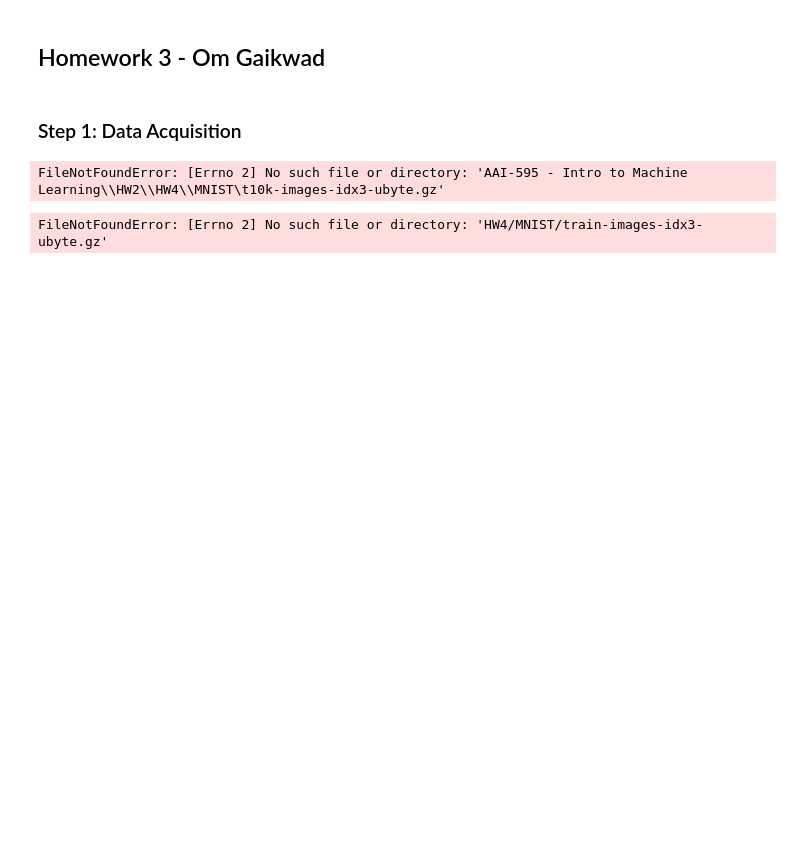
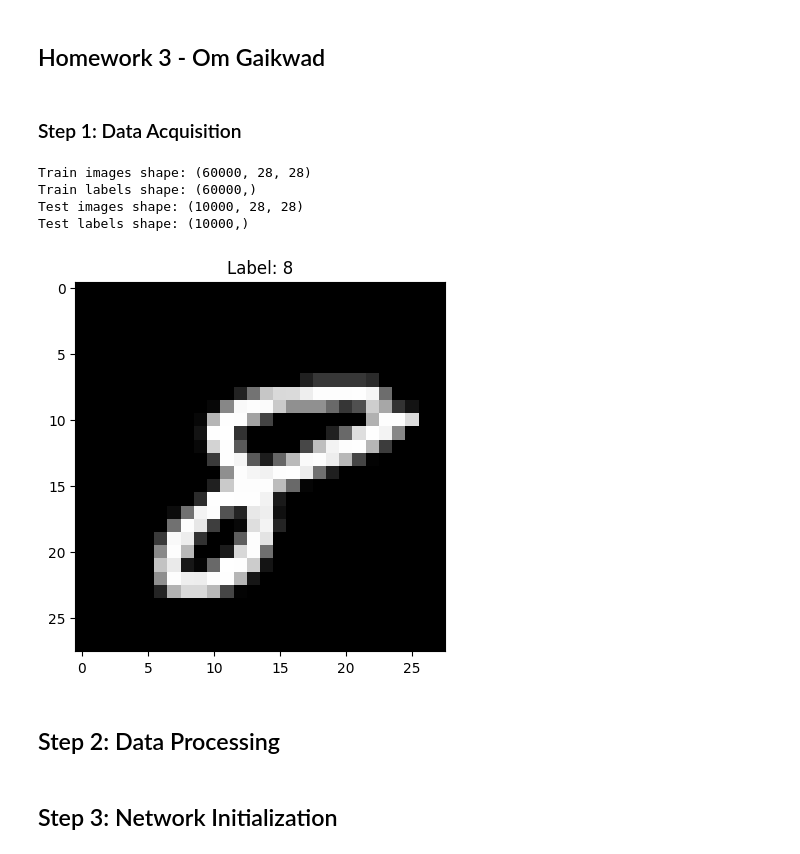
Before and after one commit to omgaikwad26/MachineLearning, a Jupyter notebook: AAI-595 - Intro to Machine Learning/HW2/HW4/OmGaikwad_HW4.ipynb, the cells around one changed output. Cells and saved outputs as stored; diff of their text form; code cells hidden in the pictures; blank space fills up the shorter version.

```diff
--- a/AAI-595 - Intro to Machine Learning/HW2/HW4/OmGaikwad_HW4.ipynb
+++ b/AAI-595 - Intro to Machine Learning/HW2/HW4/OmGaikwad_HW4.ipynb
@@ -5,47 +5,35 @@
 # %%
 import numpy as np
 import matplotlib.pyplot as plt
 import gzip, struct, os
 
-# --- Step 1: Data Acquisition and Visualization ---
+
 def read_idx(filename):
     with gzip.open(filename, 'rb') as f:
         zero, data_type, dims = struct.unpack('>HBB', f.read(4))
         shape = tuple(struct.unpack('>I', f.read(4))[0] for d in range(dims))
         return np.frombuffer(f.read(), dtype=np.uint8).reshape(shape)
 
-X_train = read_idx("AAI-595 - Intro to Machine Learning\HW2\HW4\MNIST\t10k-images-idx3-ubyte.gz")
-y_train = read_idx("HW4/MNIST/train-labels-idx1-ubyte.gz")
-X_test = read_idx("HW4/MNIST/t10k-images-idx3-ubyte.gz")
-y_test = read_idx("HW4/MNIST/t10k-labels-idx1-ubyte.gz")
+X_train = read_idx("MNIST/train-images-idx3-ubyte.gz")
+y_train = read_idx("MNIST/train-labels-idx1-ubyte.gz")
+X_test = read_idx("MNIST/t10k-images-idx3-ubyte.gz")
+y_test = read_idx("MNIST/t10k-labels-idx1-ubyte.gz")
 
 print("Train images shape:", X_train.shape)
 print("Train labels shape:", y_train.shape)
 print("Test images shape:", X_test.shape)
 print("Test labels shape:", y_test.shape)
 
 # visualize a sample
 idx = np.random.randint(0, X_train.shape[0])
 plt.imshow(X_train[idx], cmap='gray')
 plt.title(f"Label: {y_train[idx]}")
 plt.show()
 # %% [output]
-FileNotFoundError: [Errno 2] No such file or directory: 'AAI-595 - Intro to Machine Learning\\HW2\\HW4\\MNIST\t10k-images-idx3-ubyte.gz'
+Train images shape: (60000, 28, 28)
+Train labels shape: (60000,)
+Test images shape: (10000, 28, 28)
+Test labels shape: (10000,)
+[figure, added]
-# %%
-X_train = read_idx("HW4/MNIST/train-images-idx3-ubyte.gz")
-y_train = read_idx("HW4/MNIST/train-labels-idx1-ubyte.gz")
-X_test = read_idx("HW4/MNIST/t10k-images-idx3-ubyte.gz")
-y_test = read_idx("HW4/MNIST/t10k-labels-idx1-ubyte.gz")
-
-print("Train images shape:", X_train.shape)
-print("Train labels shape:", y_train.shape)
-print("Test images shape:", X_test.shape)
-print("Test labels shape:", y_test.shape)
-
-# visualize a sample
-idx = np.random.randint(0, X_train.shape[0])
-plt.imshow(X_train[idx], cmap='gray')
-plt.title(f"Label: {y_train[idx]}")
-plt.show()
-# %% [output]
-FileNotFoundError: [Errno 2] No such file or directory: 'HW4/MNIST/train-images-idx3-ubyte.gz'
+# %% [markdown]
+## Step 2: Data Processing
@@ -51,0 +55,2 @@ FileNotFoundError: [Errno 2] No such file or directory: 'HW4/MNIST/train-images-
+# %% [markdown]
+## Step 3: Network Initialization
```
Also changed, not shown: parts of 9 cells of this notebook.
